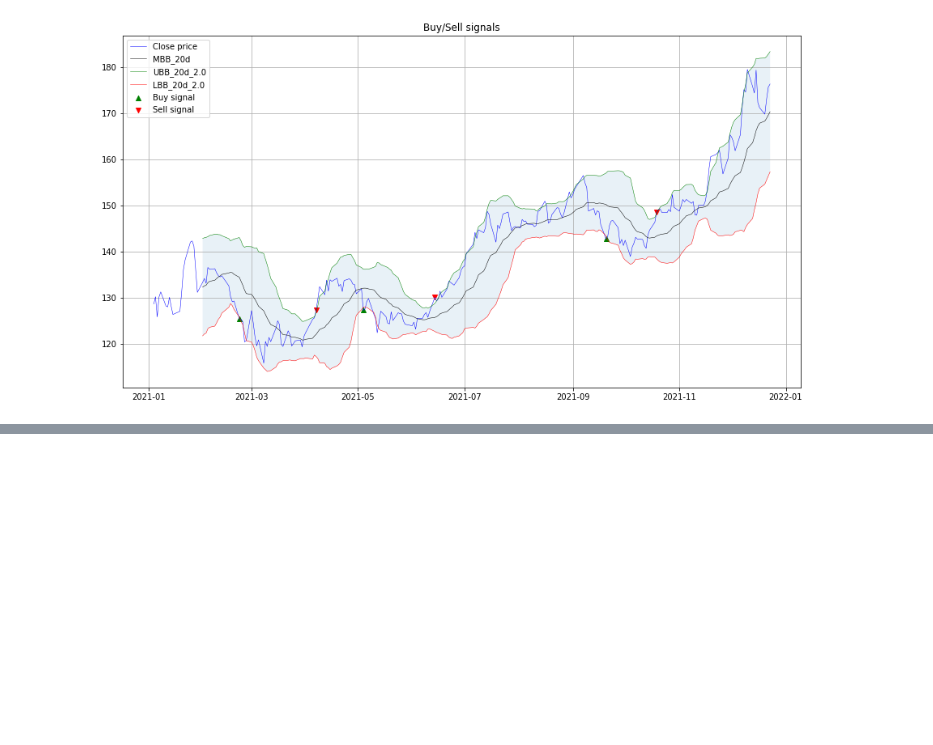
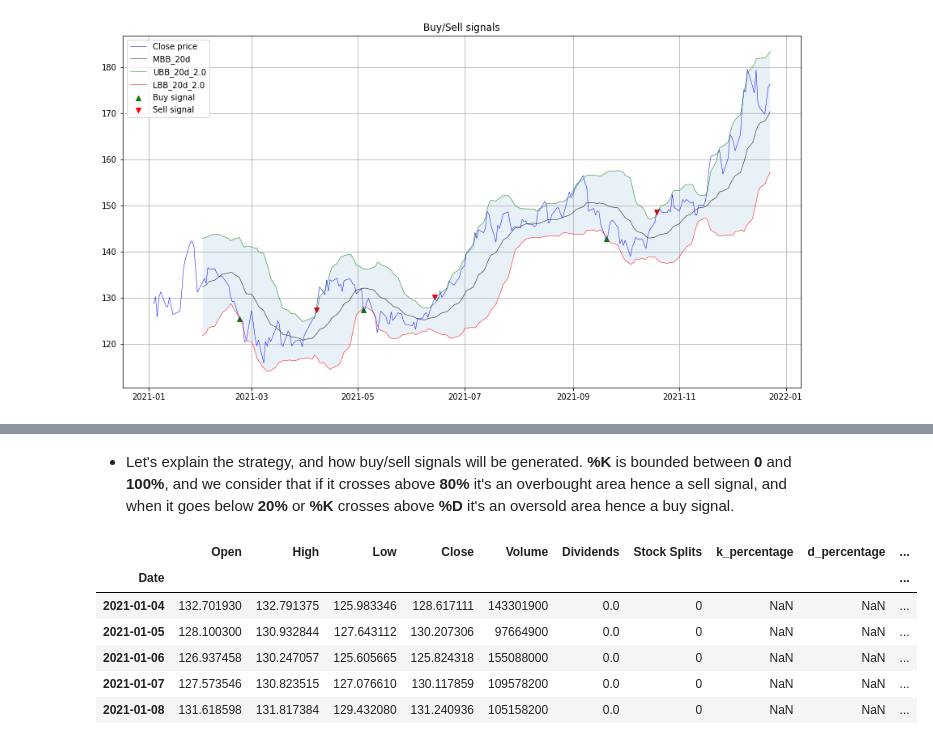
Before and after one commit to aahouzi/Stock-price-forecasting, a Jupyter notebook: notebooks/quantitative_trading_strategies.ipynb, the cells around one changed output, grey strips where cells are left out. Saved outputs shown, nothing was run; the diff lists cells and outputs as text; code cells hidden in the pictures; blank space fills up the shorter version.

Commit message:
Stochastic oscillator

```diff
--- a/notebooks/quantitative_trading_strategies.ipynb
+++ b/notebooks/quantitative_trading_strategies.ipynb
@@ -444,0 +486,45 @@ plt.show()
+# %% [markdown]
+- Let's explain the strategy, and how buy/sell signals will be generated. **%K** is bounded between **0** and **100%**, and we consider that if it crosses above **80%** it's an overbought area hence a sell signal, and when it goes below **20%** or **%K** crosses above **%D** it's an oversold area hence a buy signal.
+# %%
+def stochastic_oscillator(df):
+    buy = False
+    buy_signals, sell_signals = [], []
+
+    for key, row in df.iterrows():
+        # Buying signal
+        if row['k_percentage'] > row['d_percentage'] or row['k_percentage'] < 20:
+            if buy:
+                sell_signals.append(np.nan)
+                buy_signals.append(np.nan)
+            else:
+                sell_signals.append(np.nan)
+                buy_signals.append(row['Close'])
+                buy = True
+
+        # Selling signal
+        elif row['k_percentage'] > 80:
+            if buy:
+                sell_signals.append(row['Close'])
+                buy_signals.append(np.nan)
+                buy = False
+            else:
+                sell_signals.append(np.nan)
+                buy_signals.append(np.nan)
+
+        # Neutral signal
+        else:
+            sell_signals.append(np.nan)
+            buy_signals.append(np.nan)
+
+    return sell_signals, buy_signals
+
+df_apple["so_sell_signals"], df_apple["so_buy_signals"] = stochastic_oscillator(df_apple)
+df_apple.head()
+# %% [output]
+|  | Open | High | Low | Close | Volume | Dividends | Stock Splits | k_percentage | d_percentage | ... |
+| Date |  |  |  |  |  |  |  |  |  | ... |
+| 2021-01-04 | 132.701930 | 132.791375 | 125.983346 | 128.617111 | 143301900 | 0.0 | 0 | NaN | NaN | ... |
+| 2021-01-05 | 128.100300 | 130.932844 | 127.643112 | 130.207306 | 97664900 | 0.0 | 0 | NaN | NaN | ... |
+| 2021-01-06 | 126.937458 | 130.247057 | 125.605665 | 125.824318 | 155088000 | 0.0 | 0 | NaN | NaN | ... |
+| 2021-01-07 | 127.573546 | 130.823515 | 127.076610 | 130.117859 | 109578200 | 0.0 | 0 | NaN | NaN | ... |
+| 2021-01-08 | 131.618598 | 131.817384 | 129.432080 | 131.240936 | 105158200 | 0.0 | 0 | NaN | NaN | ... |
```
Also changed, not shown: parts of 9 cells of this notebook.
